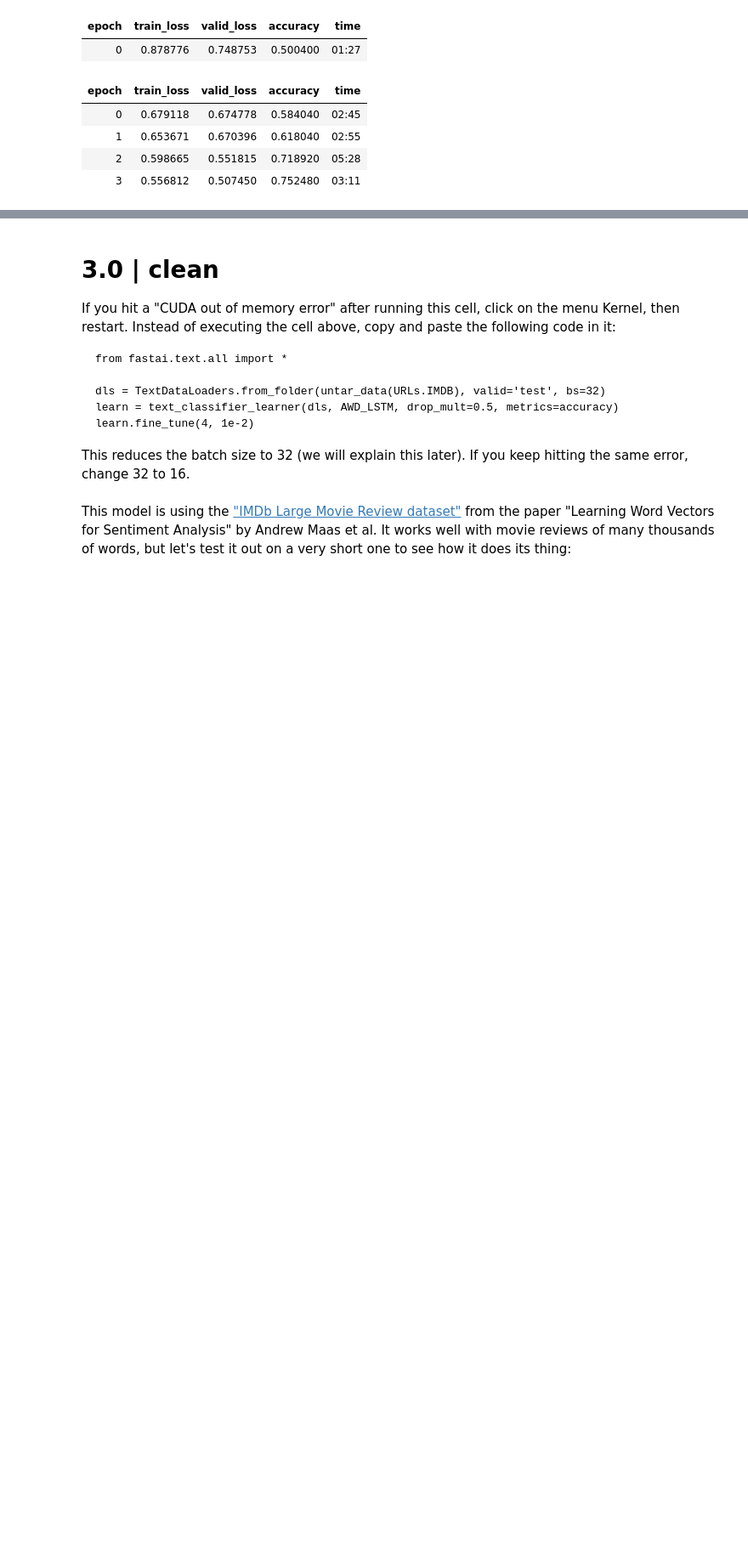
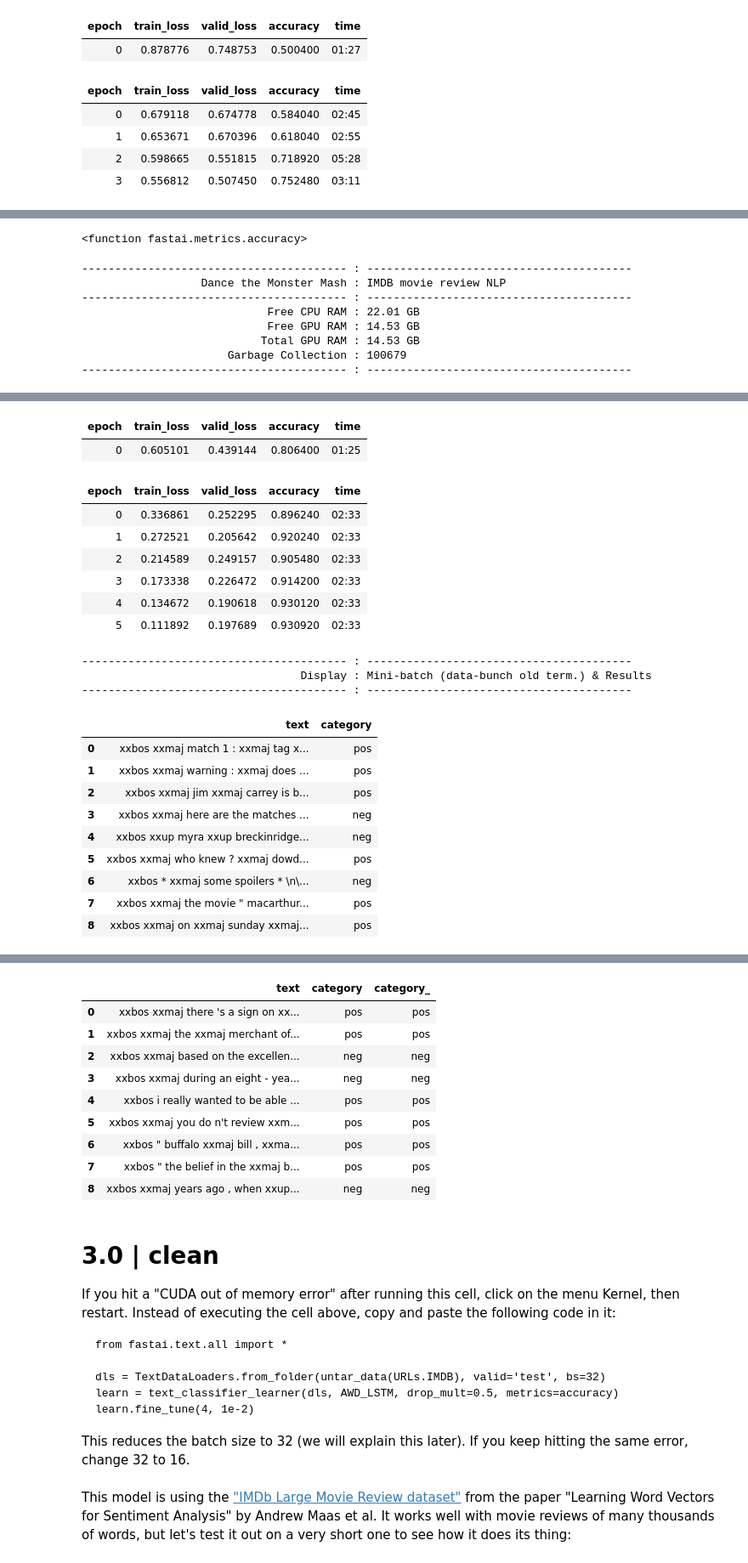
Before and after one commit to duchaba/fastbook, a Jupyter notebook: fastaibook_01_intro_d0hz.ipynb, the cells around one changed output, grey strips where cells are left out. Shown at 85% size. Cells and saved outputs as stored; diff of their text form; code cells hidden in the pictures; blank space fills up the shorter version.

```diff
--- a/fastaibook_01_intro_d0hz.ipynb
+++ b/fastaibook_01_intro_d0hz.ipynb
@@ -1391,0 +1500,5 @@ learn.fine_tune(4, 1e-2)
+# %%
+accuracy
+# from fastai.text.all import *
+# %% [output]
+<function fastai.metrics.accuracy>
@@ -1391,0 +1539,12 @@ learn.fine_tune(4, 1e-2)
+# %%
+# rocky do the Monster Mash dance
+rocky.dance_monster_mash_nlp()
+# %% [output]
+---------------------------------------- : ----------------------------------------
+                  Dance the Monster Mash : IMDB movie review NLP
+---------------------------------------- : ----------------------------------------
+                            Free CPU RAM : 22.01 GB
+                            Free GPU RAM : 14.53 GB
+                           Total GPU RAM : 14.53 GB
+                      Garbage Collection : 100679
+---------------------------------------- : ----------------------------------------
@@ -1391,0 +1552,22 @@ learn.fine_tune(4, 1e-2)
+| epoch | train_loss | valid_loss | accuracy | time |
+| 0 | 0.605101 | 0.439144 | 0.806400 | 01:25 |
+| epoch | train_loss | valid_loss | accuracy | time |
+| 0 | 0.336861 | 0.252295 | 0.896240 | 02:33 |
+| 1 | 0.272521 | 0.205642 | 0.920240 | 02:33 |
+| 2 | 0.214589 | 0.249157 | 0.905480 | 02:33 |
+| 3 | 0.173338 | 0.226472 | 0.914200 | 02:33 |
+| 4 | 0.134672 | 0.190618 | 0.930120 | 02:33 |
+| 5 | 0.111892 | 0.197689 | 0.930920 | 02:33 |
+---------------------------------------- : ----------------------------------------
+                                 Display : Mini-batch (data-bunch old term.) & Results
+---------------------------------------- : ----------------------------------------
+|  | text | category |
+| 0 | xxbos xxmaj match 1 : xxmaj tag x... | pos |
+| 1 | xxbos xxmaj warning : xxmaj does ... | pos |
+| 2 | xxbos xxmaj jim xxmaj carrey is b... | pos |
+| 3 | xxbos xxmaj here are the matches ... | neg |
+| 4 | xxbos xxup myra xxup breckinridge... | neg |
+| 5 | xxbos xxmaj who knew ? xxmaj dowd... | pos |
+| 6 | xxbos * xxmaj some spoilers * \n\... | neg |
+| 7 | xxbos xxmaj the movie " macarthur... | pos |
+| 8 | xxbos xxmaj on xxmaj sunday xxmaj... | pos |
@@ -1392,3 +1575,13 @@ learn.fine_tune(4, 1e-2)
+|  | text | category | category_ |
+| 0 | xxbos xxmaj there 's a sign on xx... | pos | pos |
+| 1 | xxbos xxmaj the xxmaj merchant of... | pos | pos |
+| 2 | xxbos xxmaj based on the excellen... | neg | neg |
+| 3 | xxbos xxmaj during an eight - yea... | neg | neg |
+| 4 | xxbos i really wanted to be able ... | pos | pos |
+| 5 | xxbos xxmaj you do n't review xxm... | pos | pos |
+| 6 | xxbos " buffalo xxmaj bill , xxma... | pos | pos |
+| 7 | xxbos " the belief in the xxmaj b... | pos | pos |
+| 8 | xxbos xxmaj years ago , when xxup... | neg | neg |
 # %% [markdown]
 # 3.0 | clean
 If you hit a "CUDA out of memory error" after running this cell, click on the menu Kernel, then restart. Instead of executing the cell above, copy and paste the following code in it:
```
Also changed, not shown: parts of 15 cells of this notebook.
